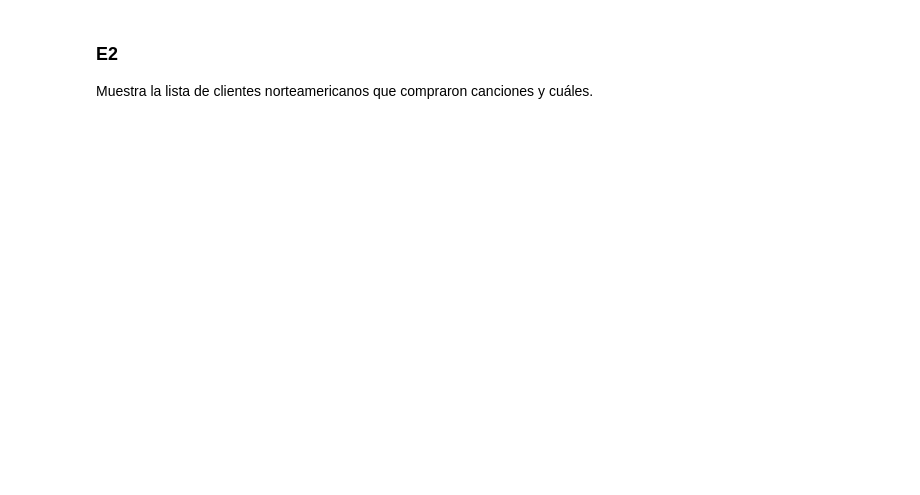
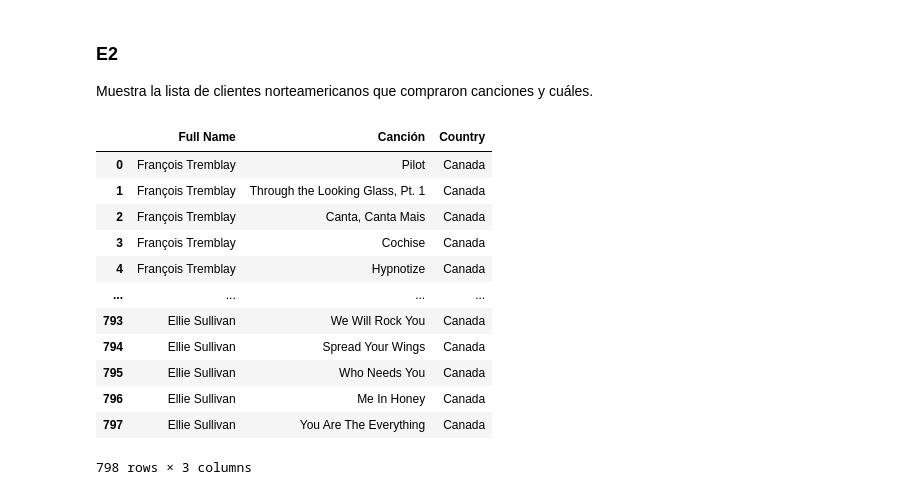
Before and after one commit to annahico/ONLINE_DS_THEBRIDGE_ANNA, a Jupyter notebook: 03_Analisis_de_Datos/Sprint_06/Unidad_01/Practica_Obligatoria/18_Practica_Obligatoria_SQL.ipynb, the cells around one changed output. Drawn from its saved outputs; the diff is of its cells as text; code cells hidden in the pictures; blank space fills up the shorter version.

```diff
--- a/03_Analisis_de_Datos/Sprint_06/Unidad_01/Practica_Obligatoria/18_Practica_Obligatoria_SQL.ipynb
+++ b/03_Analisis_de_Datos/Sprint_06/Unidad_01/Practica_Obligatoria/18_Practica_Obligatoria_SQL.ipynb
@@ -479,3 +520,31 @@ INNER JOIN tabla3 ON tabla.columnaCruce = tabla3.columnaCruce
 ### E2
 
 Muestra la lista de clientes norteamericanos que compraron canciones y cuáles.
+# %%
+query = '''
+SELECT FirstName || " " || LastName "Full Name", D.Name "Canción", country
+FROM customers AS A
+INNER JOIN invoices AS B
+ON A.CustomerId = B.CustomerId
+INNER JOIN Invoice_Items as C
+ON B.InvoiceId = C.InvoiceId
+INNER JOIN tracks as D
+ON C.TrackId = D.TrackId
+WHERE A.Country in ("USA", "Canada")
+'''
+
+sql_query(query)
+# %% [output]
+|  | Full Name | Canción | Country |
+| 0 | François Tremblay | Pilot | Canada |
+| 1 | François Tremblay | Through the Looking Glass, Pt. 1 | Canada |
+| 2 | François Tremblay | Canta, Canta Mais | Canada |
+| 3 | François Tremblay | Cochise | Canada |
+| 4 | François Tremblay | Hypnotize | Canada |
+| ... | ... | ... | ... |
+| 793 | Ellie Sullivan | We Will Rock You | Canada |
+| 794 | Ellie Sullivan | Spread Your Wings | Canada |
+| 795 | Ellie Sullivan | Who Needs You | Canada |
+| 796 | Ellie Sullivan | Me In Honey | Canada |
+| 797 | Ellie Sullivan | You Are The Everything | Canada |
+798 rows × 3 columns
```
Also changed, not shown: parts of 4 cells of this notebook.
